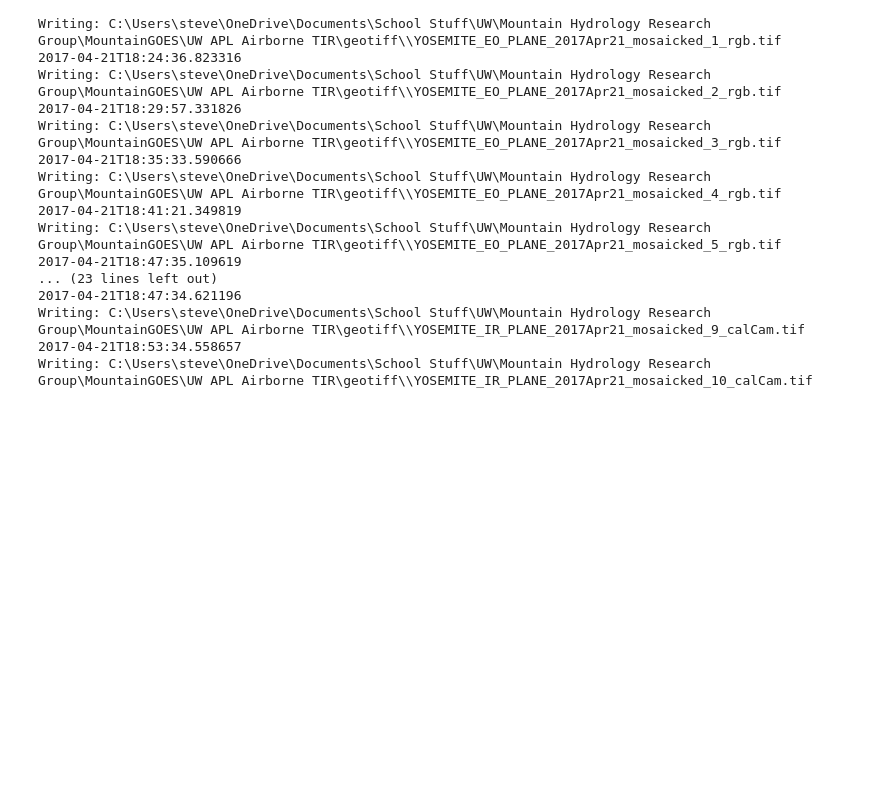
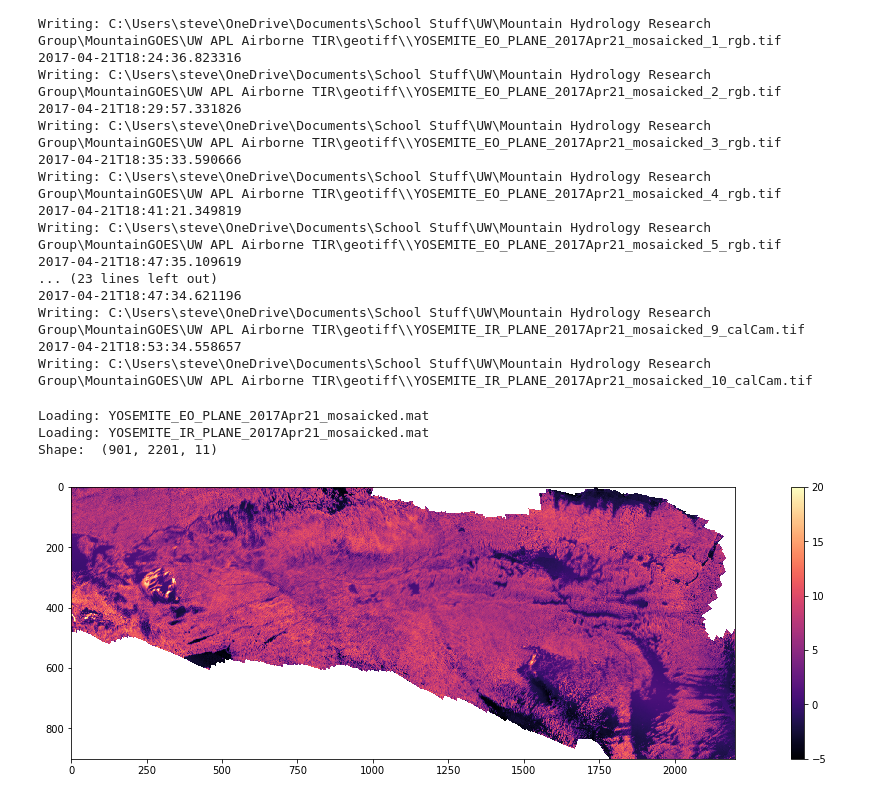
Before and after one commit to spestana/goes-ortho, a Jupyter notebook: old/aircraft-mat-to-geotiff.ipynb, the cells around one changed output. Drawn from its saved outputs; the diff is of its cells as text; code cells hidden in the pictures; blank space fills up the shorter version.

```diff
--- a/old/aircraft-mat-to-geotiff.ipynb
+++ b/old/aircraft-mat-to-geotiff.ipynb
@@ -214,3 +214,46 @@ Writing: C:\Users\steve\OneDrive\Documents\School Stuff\UW\Mountain Hydrology Re
 Writing: C:\Users\steve\OneDrive\Documents\School Stuff\UW\Mountain Hydrology Research Group\MountainGOES\UW APL Airborne TIR\geotiff\\YOSEMITE_IR_PLANE_2017Apr21_mosaicked_9_calCam.tif
 2017-04-21T18:53:34.558657
 Writing: C:\Users\steve\OneDrive\Documents\School Stuff\UW\Mountain Hydrology Research Group\MountainGOES\UW APL Airborne TIR\geotiff\\YOSEMITE_IR_PLANE_2017Apr21_mosaicked_10_calCam.tif
+# %%
+# Crawl through the directory and load each .mat file:
+for root, dirs_list, files_list in os.walk(path):
+    for file_name in files_list:
+        if os.path.splitext(file_name)[-1] == extension:
+            file_name_path = os.path.join(root, file_name)
+
+            # Load .mat file with scipy
+            print('Loading: ' + str(file_name))
+            aircraft_data_mat = sio.loadmat(file_name_path)
+
+            #####################
+
+            calCam = np.ones((901, 2201))
+
+            # If this is an IR image:
+            if '_IR_' in file_name:
+
+                # How many images do we have?
+                print('Shape: ', aircraft_data_mat['STCtemp'].shape)
+                n_images = aircraft_data_mat['STCtemp'].shape[2]
+
+                for n in range(0,n_images):
+
+                    X = aircraft_data_mat['Xs'][:,:]        # easting grid coordinates (MGRS-UTM, meters)
+                    Y = aircraft_data_mat['Ys'][:,:]       # northing grid coordinates (MGRS-UTM, meters)
+                    Z = aircraft_data_mat['zDEM'][:,:]          # elevation (meters)
+                    calCam = np.dstack((calCam,aircraft_data_mat['STCtemp'][:,:,n]))# scaled IR temperature data
+
+
+calCam = calCam[:,:,1:]
+# %% [output]
+Loading: YOSEMITE_EO_PLANE_2017Apr21_mosaicked.mat
+Loading: YOSEMITE_IR_PLANE_2017Apr21_mosaicked.mat
+Shape:  (901, 2201, 11)
+# %%
+mean = np.nanmean(calCam,axis=2)
+plt.figure(figsize=(20,5))
+plt.imshow(mean, vmin=-5, vmax=20, cmap='magma')
+plt.colorbar()
+plt.savefig('mean.png',dip=600)
+# %% [output]
+[figure, added]
```
Also changed, not shown: parts of 9 cells of this notebook, 3 other files.
